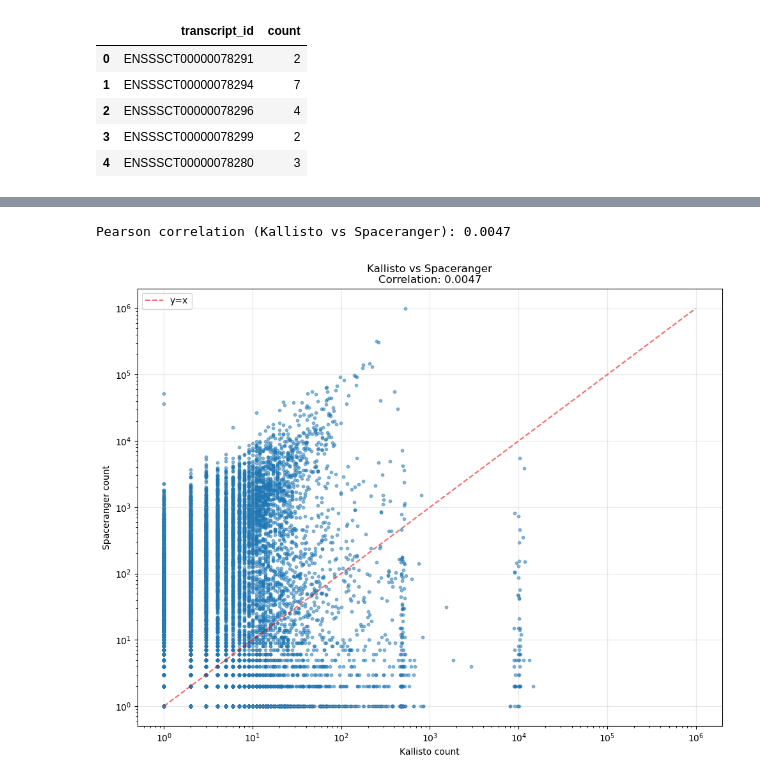
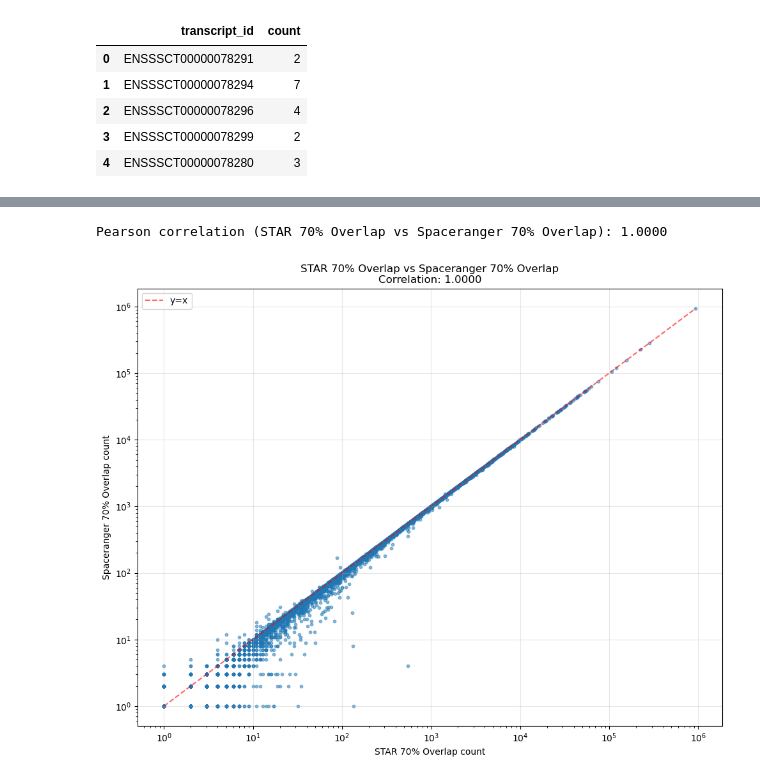
Before and after one commit to tolgatabanli/scCount_gobi, a Jupyter notebook: prototyping/playground.ipynb, the cells around one changed output, grey strips where cells are left out. Cells and saved outputs as stored; diff of their text form; code cells hidden in the pictures.

```diff
--- a/prototyping/playground.ipynb
+++ b/prototyping/playground.ipynb
@@ -502,19 +478,19 @@ def plot_count_correlation(
       - id_col (default: transcript_id)
       - count_col (default: counts)
     """
-    a = df1[[id_col, count_col]].rename(columns={count_col: "count_1"})
-    b = df2[[id_col, count_col]].rename(columns={count_col: "count_2"})
+    a = df1[[id_col, count_col]].rename(columns={count_col: f"count_{label1}"})
+    b = df2[[id_col, count_col]].rename(columns={count_col: f"count_{label2}"})
 
     merged = a.merge(b, on=id_col, how="inner")
 
     if log_scale:
-        merged = merged[(merged["count_1"] > 0) & (merged["count_2"] > 0)].copy()
+        merged = merged[(merged[f"count_{label1}"] > 0) & (merged[f"count_{label2}"] > 0)].copy()
 
-    corr = merged["count_1"].corr(merged["count_2"])
+    corr = merged[f"count_{label1}"].corr(merged[f"count_{label2}"])
     print(f"Pearson correlation ({label1} vs {label2}): {corr:.4f}")
 
     fig, ax = plt.subplots(figsize=(10, 8))
-    ax.scatter(merged["count_1"], merged["count_2"], alpha=0.5, s=10)
+    ax.scatter(merged[f"count_{label1}"], merged[f"count_{label2}"], alpha=0.5, s=10)
 
     if log_scale:
         ax.set_xscale("log")
@@ -525,8 +501,8 @@ def plot_count_correlation(
     ax.set_title(f"{label1} vs {label2}\nCorrelation: {corr:.4f}")
     ax.grid(True, alpha=0.3)
 
-    min_val = min(merged["count_1"].min(), merged["count_2"].min())
-    max_val = max(merged["count_1"].max(), merged["count_2"].max())
+    min_val = min(merged[f"count_{label1}"].min(), merged[f"count_{label2}"].min())
+    max_val = max(merged[f"count_{label1}"].max(), merged[f"count_{label2}"].max())
     ax.plot([min_val, max_val], [min_val, max_val], "r--", alpha=0.6, label="y=x")
     ax.legend()
 
@@ -536,39 +512,40 @@ def plot_count_correlation(
     return corr, merged
 # %%
 # Run the function from the last cell on all requested comparisons
-correlations = {}
+'''
+plot_count_correlation(
+    star_primary,
+    spaceranger_primary,
+    label1="STAR Primary",
+    label2="Spaceranger Primary",
+)
+plot_count_correlation(
+    spaceranger_primary,
+    spaceranger_70p,
+    label1="Spaceranger Primary",
+    label2="Spaceranger 70% Overlap",
+)
 
-correlations['kallisto_vs_spaceranger'], _ = plot_count_correlation(
-    kallisto_counts_std, spaceranger_counts_std, label1='Kallisto', label2='Spaceranger'
- )
-
-correlations['star_vs_spaceranger'], _ = plot_count_correlation(
-    star_counts_std, spaceranger_counts_std, label1='STAR', label2='Spaceranger'
- )
-'''
-correlations['fullgenome_vs_star'], _ = plot_count_correlation(
-    minimap_fullgenome_counts_std, star_counts_std, label1='Fullgenome', label2='STAR'
- )
-
-correlations['fullgenome_vs_minimap_utr'], _ = plot_count_correlation(
-    minimap_fullgenome_counts_std, minimap_utr_counts_std, label1='Minimap fullgenome', label2='Minimap UTR'
- )
-
-correlations['minimap_utr_vs_star'], _ = plot_count_correlation(
-    minimap_utr_counts_std, star_counts_std, label1='Minimap UTR', label2='STAR'
- )
-
-correlations['minimap_sr_vs_minimap_normal'], _ = plot_count_correlation(
-    minimap_fullgenome_counts_std , minimap_fullgenome_short_rna_counts, label1='minimap normal', label2='minimap short read rna mode'
-)
-correlations['minimap_sr_vs_star'], _ = plot_count_correlation(
-    minimap_fullgenome_short_rna_counts, star_counts_std, label1='Minimap short read rna mapping', label2='Star'
-)
-correlations['minimap_sr_vs_minimap_utr'], _ = plot_count_correlation(
-    minimap_utr_counts_std, minimap_fullgenome_short_rna_counts, label1='minimap with UTR' , label2 = 'minimap short read rna mode'
+correlation, df = plot_count_correlation(
+    star_primary,
+    spaceranger_70p,
+    label1="STAR Primary",
+    label2="Spaceranger 70% Overlap",
 )
 '''
-correlations
+
+correlation, df = plot_count_correlation(
+    star_70p,
+    spaceranger_70p,
+    label1="STAR 70% Overlap",
+    label2="Spaceranger 70% Overlap",
+)
+plot_count_correlation(
+    star_50p,
+    spaceranger_50p,
+    label1="STAR 50% Overlap",
+    label2="Spaceranger 50% Overlap",
+)
 # %% [output]
-Pearson correlation (Kallisto vs Spaceranger): 0.0047
+Pearson correlation (STAR 70% Overlap vs Spaceranger 70% Overlap): 1.0000
-[figure, old version]
+[figure, new version]
```
Also changed, not shown: parts of 13 cells of this notebook, 4 other files.
